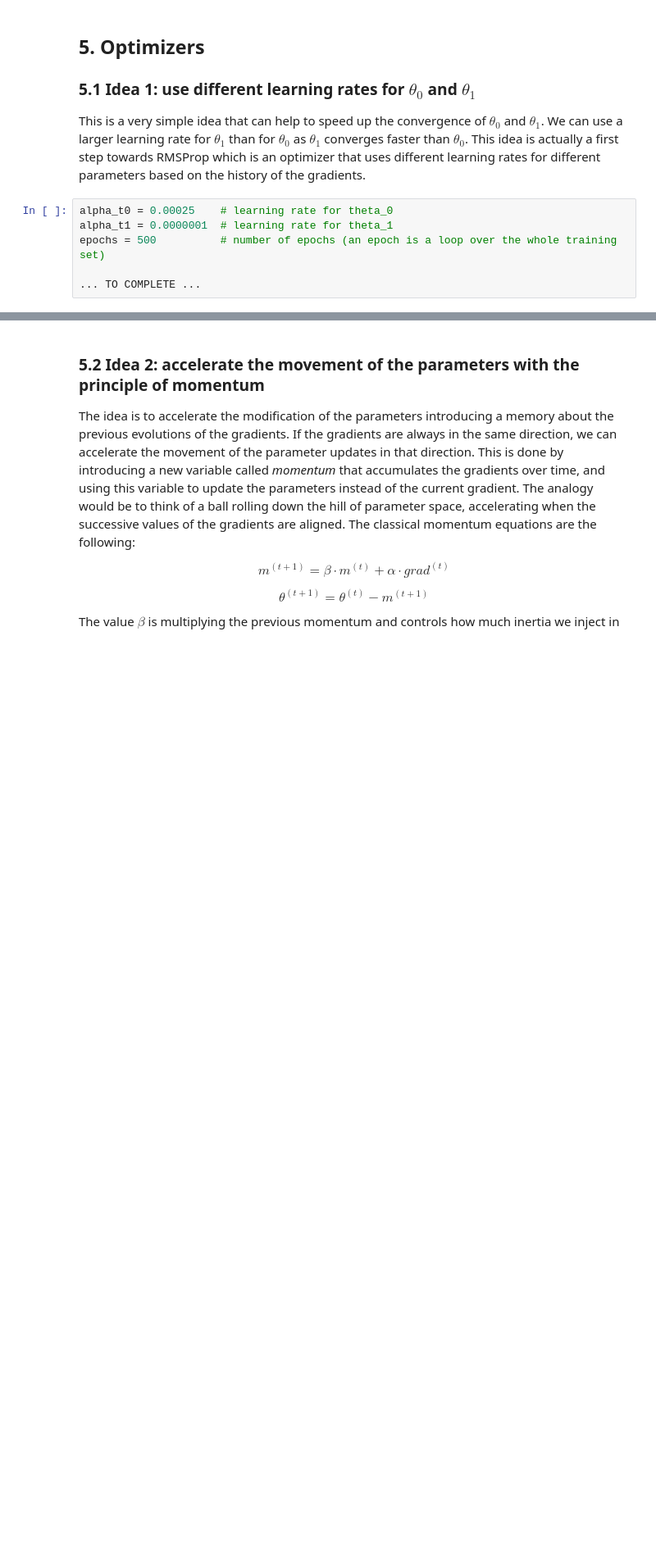
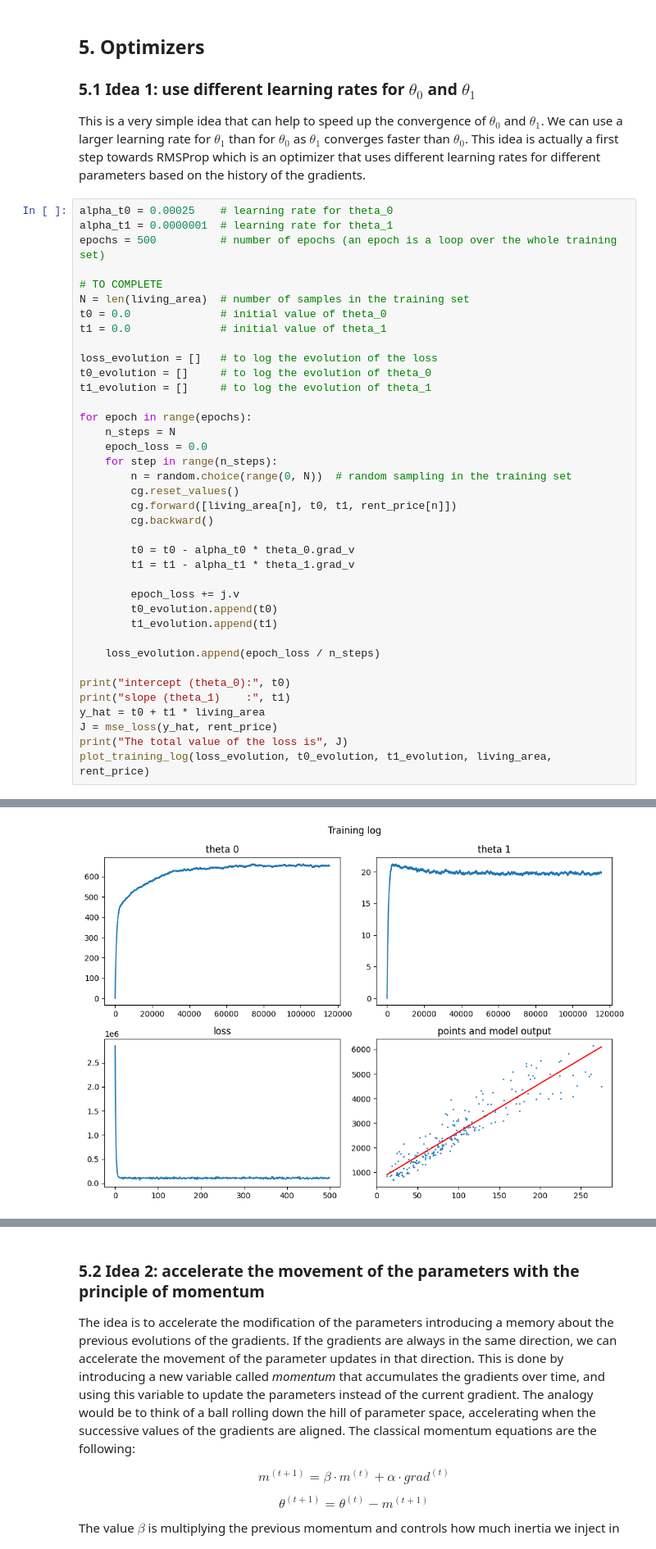
Before and after one commit to lacsapk/PW01, a Jupyter notebook: PW02/MPW2-moodle-input/student-input/cg-linear-regression-stud.ipynb, the cells around one changed output, grey strips where cells are left out. Shown at 82% size. Cells and saved outputs as stored; diff of their text form; blank space fills up the shorter version.

```diff
--- a/PW02/MPW2-moodle-input/student-input/cg-linear-regression-stud.ipynb
+++ b/PW02/MPW2-moodle-input/student-input/cg-linear-regression-stud.ipynb
@@ -359,4 +387,37 @@ alpha_t0 = 0.00025    # learning rate for theta_0
 alpha_t1 = 0.0000001  # learning rate for theta_1
 epochs = 500          # number of epochs (an epoch is a loop over the whole training set)
 
-... TO COMPLETE ...
+# TO COMPLETE
+N = len(living_area)  # number of samples in the training set
+t0 = 0.0              # initial value of theta_0
+t1 = 0.0              # initial value of theta_1
+
+loss_evolution = []   # to log the evolution of the loss
+t0_evolution = []     # to log the evolution of theta_0
+t1_evolution = []     # to log the evolution of theta_1
+
+for epoch in range(epochs):
+    n_steps = N
+    epoch_loss = 0.0
+    for step in range(n_steps):
+        n = random.choice(range(0, N))  # random sampling in the training set
+        cg.reset_values()
+        cg.forward([living_area[n], t0, t1, rent_price[n]])
+        cg.backward()
+
+        t0 = t0 - alpha_t0 * theta_0.grad_v
+        t1 = t1 - alpha_t1 * theta_1.grad_v
+
+        epoch_loss += j.v
+        t0_evolution.append(t0)
+        t1_evolution.append(t1)
+
+    loss_evolution.append(epoch_loss / n_steps)
+
+print("intercept (theta_0):", t0)
+print("slope (theta_1)    :", t1)
+y_hat = t0 + t1 * living_area
+J = mse_loss(y_hat, rent_price)
+print("The total value of the loss is", J)
+plot_training_log(loss_evolution, t0_evolution, t1_evolution, living_area, rent_price)
+# %% [output]
@@ -363,3 +427,4 @@ epochs = 500          # number of epochs (an epoch is a loop over the whole trai
+[figure, added]
 # %% [markdown]
 **Your observations**. TO COMPLETE
 
```
Also changed, not shown: parts of 18 cells of this notebook.
